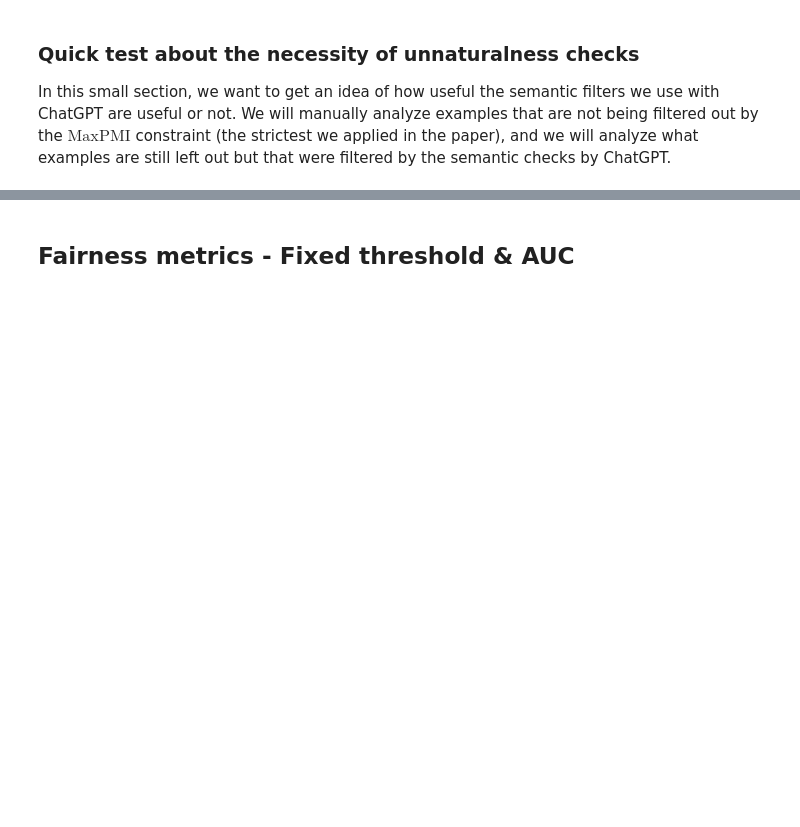
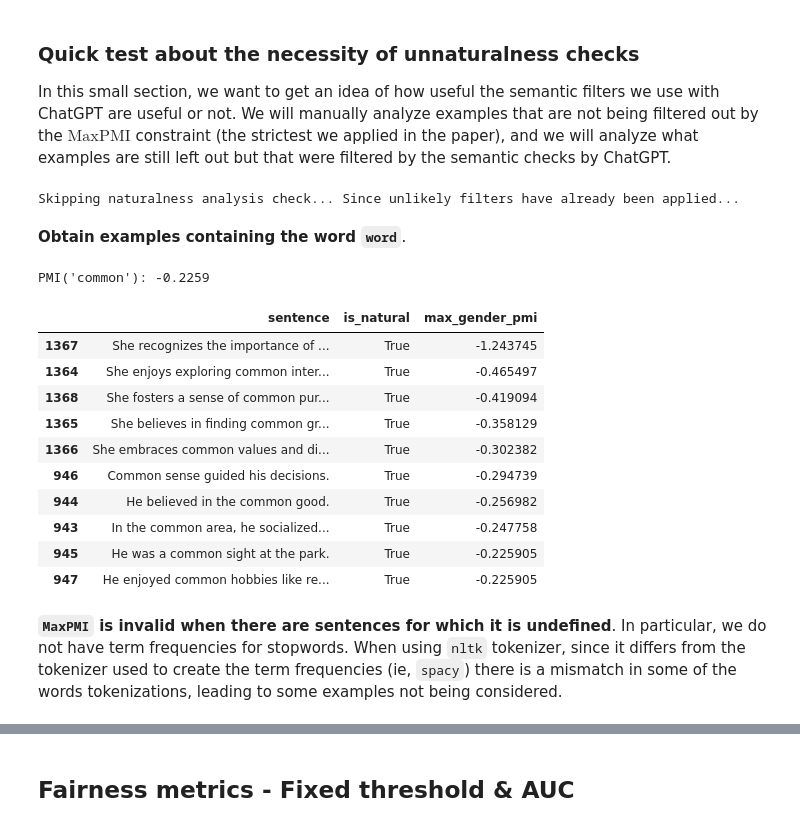
Before and after one commit to PastelBelem8/gender-bias-diagnosis-benchmark, a Jupyter notebook: notebooks/Evaluate__PMI_sentence-level-refactored.ipynb, the cells around one changed output, grey strips where cells are left out. Saved outputs shown, nothing was run; the diff lists cells and outputs as text; code cells hidden in the pictures; blank space fills up the shorter version.

```diff
--- a/notebooks/Evaluate__PMI_sentence-level-refactored.ipynb
+++ b/notebooks/Evaluate__PMI_sentence-level-refactored.ipynb
@@ -638,7 +701,6 @@ DATASET_W_CONSTRAINTS[DATASET_NAMES[0]].columns
 
 In this small section, we want to get an idea of how useful the semantic filters we use with ChatGPT are useful or not. We will manually analyze examples that are not being filtered out by the $\mathrm{MaxPMI}$ constraint (the strictest we applied in the paper), and we will analyze what examples are still left out but that were filtered by the semantic checks by ChatGPT.
 # %%
-print("Filtering unnatural is applied:", FILTER_UNNATURAL)
 if not FILTER_UNNATURAL:
     # MAX PMI Threshold
     pmi_threshold = 0.5
@@ -656,13 +718,38 @@ if not FILTER_UNNATURAL:
         data.to_csv(f"camera_ready/analysis/unnaturalness/{dataset}_pmi_eps_{str(pmi_threshold).replace('.','')}.csv")
 else:
     print("Skipping naturalness analysis check... Since unlikely filters have already been applied...")
+# %% [output]
+Skipping naturalness analysis check... Since unlikely filters have already been applied...
+# %% [markdown]
+**Obtain examples containing the word `word`**.
 # %%
-data = DATASET_W_CONSTRAINTS["USE-5"].copy()
-data = data[data["model"] == MODELS[0]]
+def get_examples_with_word(
+        data_to_df: Dict[str, pd.DataFrame],
+        dataset: str,
+        word: str,
+        word2pmi: Dict[str, float]=WORD2PMI,
+    ):
+    data = data_to_df[dataset].copy()
 
-word = "common"
+    # Deduplicate the data (we should have the same exact number of examples for every model)
+    model = data.model.unique()[0]
+    data = data[data["model"] == model]
 
-print(WORD2PMI[word])
+    print(f"PMI('{word}'): {word2pmi[word]:.4f}")
+    return data[data["word"] == word].sort_values("max_gender_pmi")[["sentence", "is_natural", "max_gender_pmi"]]
+
 with pd.option_context('display.max_colwidth', None):
-    df = data[data["word"] == word].sort_values("max_gender_pmi")[["sentence", "is_natural", "max_gender_pmi"]]
-    display(df)
+    display(get_examples_with_word(DATASET_W_CONSTRAINTS, "USE-5", "common"))
+# %% [output]
+PMI('common'): -0.2259
+|  | sentence | is_natural | max_gender_pmi |
+| 1367 | She recognizes the importance of ... | True | -1.243745 |
+| 1364 | She enjoys exploring common inter... | True | -0.465497 |
+| 1368 | She fosters a sense of common pur... | True | -0.419094 |
+| 1365 | She believes in finding common gr... | True | -0.358129 |
+| 1366 | She embraces common values and di... | True | -0.302382 |
+| 946 | Common sense guided his decisions. | True | -0.294739 |
+| 944 | He believed in the common good. | True | -0.256982 |
+| 943 | In the common area, he socialized... | True | -0.247758 |
+| 945 | He was a common sight at the park. | True | -0.225905 |
+| 947 | He enjoyed common hobbies like re... | True | -0.225905 |
@@ -671,3 +756,6 @@ WORD2PMI["goals"]
+# %% [markdown]
+**`MaxPMI` is invalid when there are sentences for which it is undefined**.
+In particular, we do not have term frequencies for stopwords. When using `nltk` tokenizer, since it differs from the tokenizer used to create the term frequencies (ie, `spacy`) there is a mismatch in some of the words tokenizations, leading to some examples not being considered.
 # %%
 invalid_results = {dataset: df[df[f"{MAXGENDER_COL}_invalid"]] for dataset, df in DATASET_W_CONSTRAINTS.items()}
 invalid_results
```
Also changed, not shown: parts of 67 cells of this notebook, 1 other file.
